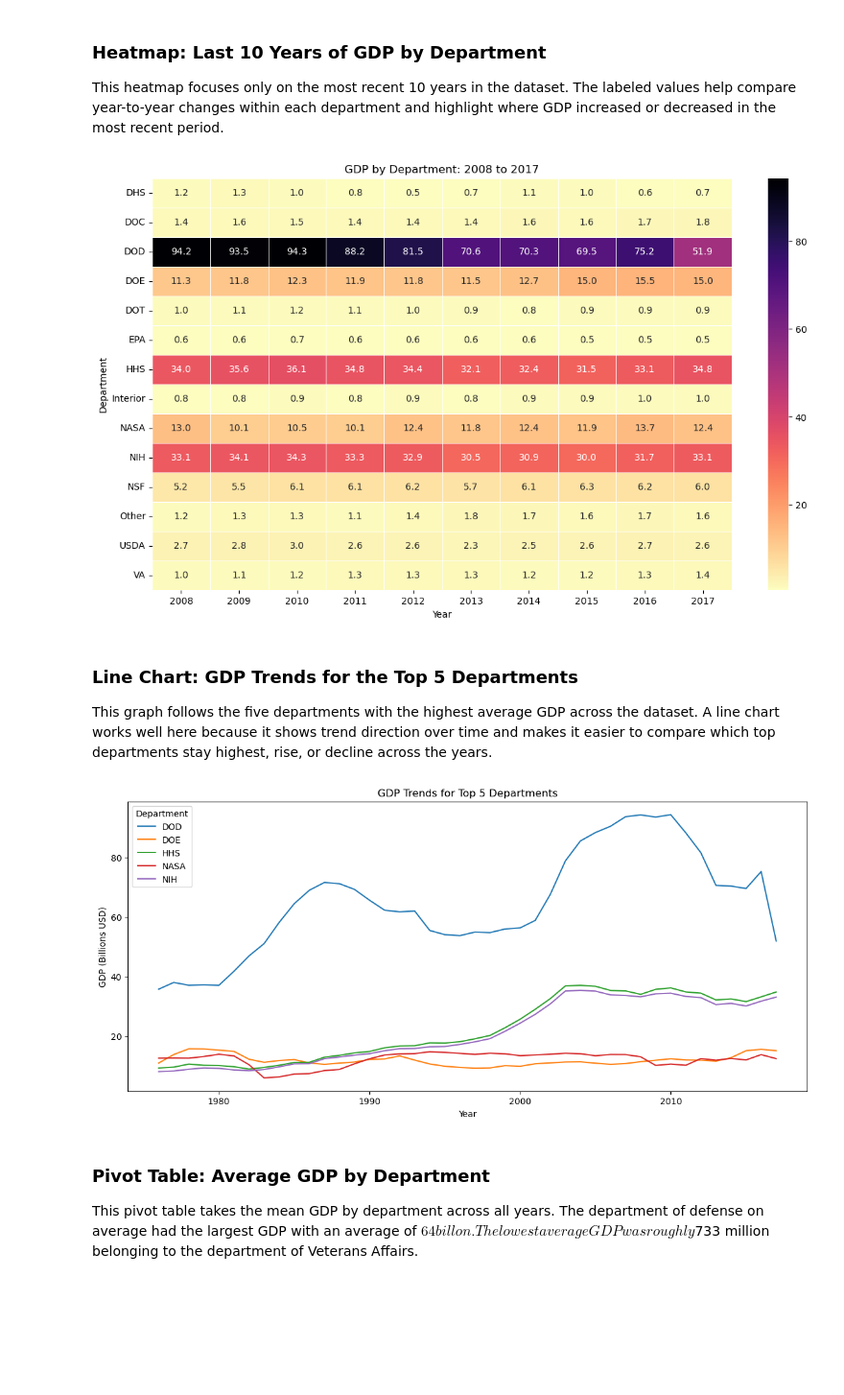
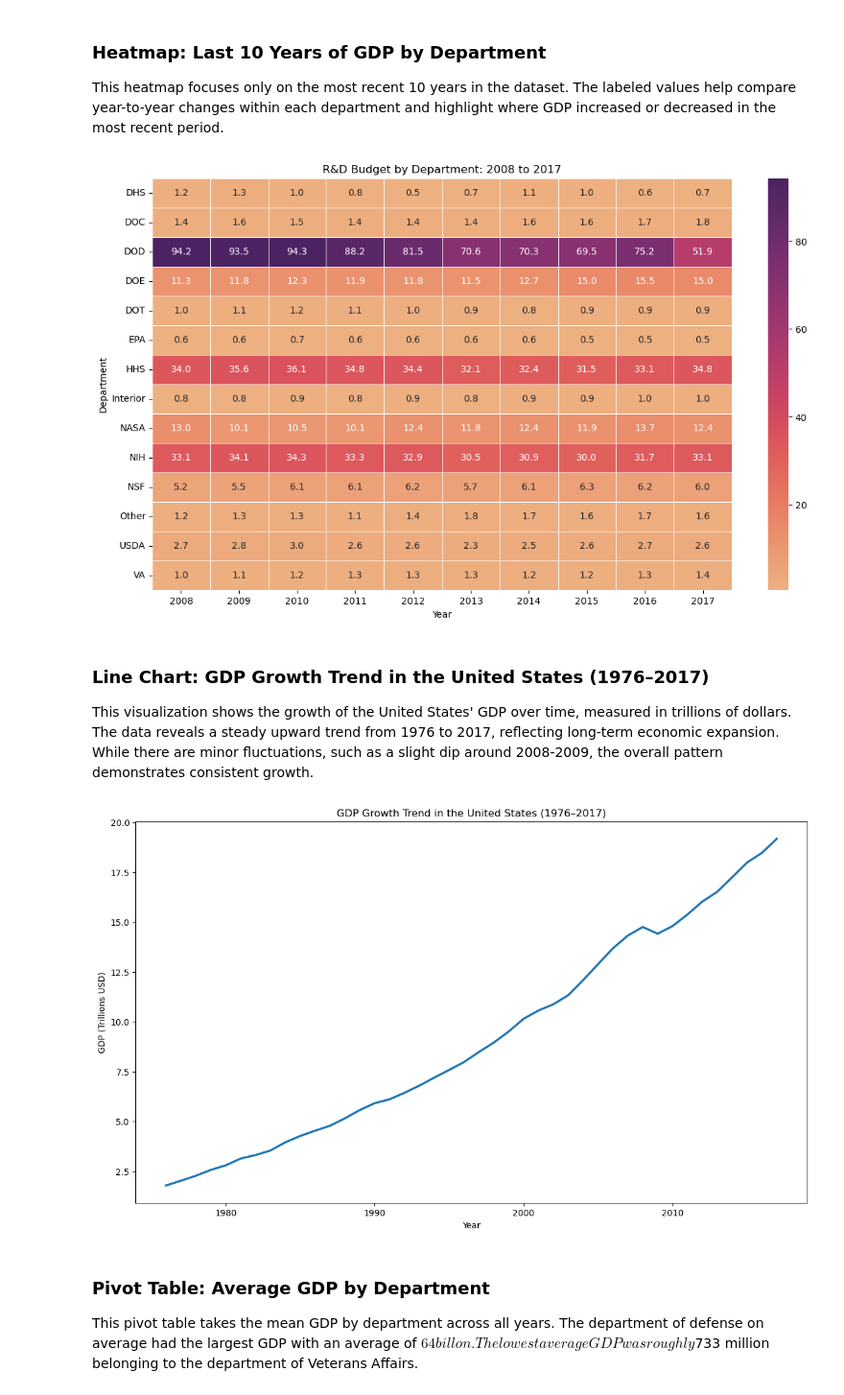
Before and after one commit to tmsantar/Santarelli-Data-Science-Portfolio, a Jupyter notebook: TidyData-Project/main.ipynb, the cells around one changed output. Shown at 96% size. Cells and saved outputs as stored; diff of their text form; code cells hidden in the pictures; blank space fills up the shorter version.

```diff
--- a/TidyData-Project/main.ipynb
+++ b/TidyData-Project/main.ipynb
@@ -27,6 +30,6 @@ First, the year_gdp column is split into two separate columns using str.split().
 # %%
 Fed_RD[['year', 'gdp']] = Fed_RD['year_gdp'].str.split('_', expand=True)
 Fed_RD['gdp'] = Fed_RD['gdp'].str.replace('gdp', '')
-Fed_RD = Fed_RD.drop(columns=['year_gdp', 'gdp'])
+Fed_RD = Fed_RD.drop(columns=['year_gdp'])
 Fed_RD
 # %% [output]
@@ -48,7 +53,9 @@ Final clean up of column names. Then changed the GDP and Year columns to numeric
 # %%
-Fed_RD = Fed_RD.rename(columns={'department': 'Department', 'year': 'Year', 'gdp_value': 'GDP'})
+Fed_RD = Fed_RD.rename(columns={'department': 'Department', 'year': 'Year', 'gdp_value': 'RD_Budget', 'gdp': 'GDP'})
+Fed_RD['Year'] = pd.to_numeric(Fed_RD['Year'])
+Fed_RD['RD_Budget'] = pd.to_numeric(Fed_RD['RD_Budget'])
 Fed_RD['GDP'] = pd.to_numeric(Fed_RD['GDP'])
-Fed_RD['Year'] = pd.to_numeric(Fed_RD['Year'])
 pd.options.display.float_format = '{:,.0f}'.format
+Fed_RD = Fed_RD[['Department', 'Year', 'RD_Budget', 'GDP']]
 Fed_RD
 # %% [output]
@@ -94,44 +107,40 @@ plt.show()
 
 This heatmap focuses only on the most recent 10 years in the dataset. The labeled values help compare year-to-year changes within each department and highlight where GDP increased or decreased in the most recent period.
 # %%
-# 1. Filter for the last 10 years dynamically
+# Filter for the last 10 years of data
 max_year = Fed_RD['Year'].max()
 last_10_df = Fed_RD[Fed_RD['Year'] > (max_year - 10)]
 
-# 2. Pivot the filtered data
-pivot_GDP = pd.pivot_table(
-    last_10_df,
-    values='GDP',
-    index='Department',
-    columns='Year') / 1e9
+# Pivot the filtered data
+pivot_GDP = pd.pivot_table(last_10_df, values='RD_Budget', index='Department', columns='Year') / 1e9
 
-# 4. Plot
-plt.figure(figsize=(14, 8))
-sns.heatmap(pivot_GDP, annot=True, fmt=".1f", cmap="magma_r", linewidths=0.5)
+# Create heatmap for the last 10 years
+plt.figure(figsize = (14, 8))
+sns.heatmap(pivot_GDP, annot=True, fmt = ".1f", cmap = "flare", linewidths = 0.5)
 
-plt.title(f"GDP by Department: {max_year-9} to {max_year}")
+plt.title(f"R&D Budget by Department: {max_year-9} to {max_year}")
 plt.show()
 # %% [output]
-[figure, old version]
+[figure, new version]
 # %% [markdown]
-### Line Chart: GDP Trends for the Top 5 Departments
+### Line Chart: GDP Growth Trend in the United States (1976–2017)
 
-This graph follows the five departments with the highest average GDP across the dataset. A line chart works well here because it shows trend direction over time and makes it easier to compare which top departments stay highest, rise, or decline across the years.
+This visualization shows the growth of the United States' GDP over time, measured in trillions of dollars. The data reveals a steady upward trend from 1976 to 2017, reflecting long-term economic expansion. While there are minor fluctuations, such as a slight dip around 2008-2009, the overall pattern demonstrates consistent growth.
 # %%
-# Line graph of the last 10 years for departments with the highest AVG GDP
-top_departments = Fed_RD.groupby('Department')['GDP'].mean().nlargest(5).index
 
-# Filter for just the top 5 departments
-filtered_df = Fed_RD[Fed_RD['Department'].isin(top_departments)]
+plt.figure(figsize = (14,8))
 
-plt.figure(figsize=(14,6))
-sns.lineplot(data=filtered_df, x='Year', y=filtered_df['GDP'] / 1e9, hue='Department')
+# Convert GDP to trillions for better readability
+Fed_RD['GDP_trillions'] = Fed_RD['GDP'] / 1e12
 
-plt.title("GDP Trends for Top 5 Departments")
-plt.ylabel("GDP (Billions USD)")
+# Create line plot for GDP growth trend
+sns.lineplot(data=Fed_RD, x = 'Year', y = 'GDP_trillions', linewidth = 2.5)
+
+plt.title("GDP Growth Trend in the United States (1976–2017)")
+plt.ylabel("GDP (Trillions USD)")
 plt.show()
 # %% [output]
-[figure, old version]
+[figure, new version]
 # %% [markdown]
 ### Pivot Table: Average GDP by Department
 
```
Also changed, not shown: parts of 9 cells of this notebook.
